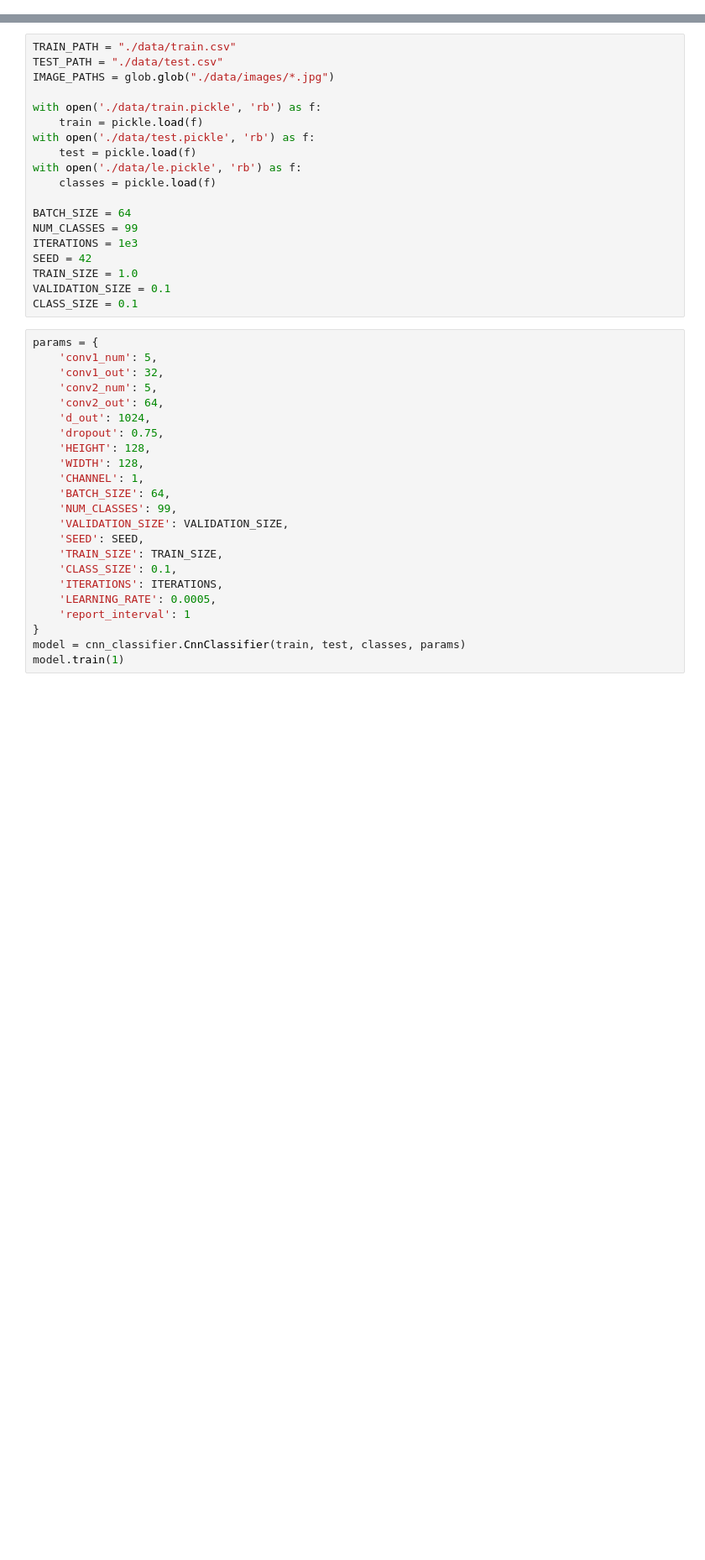
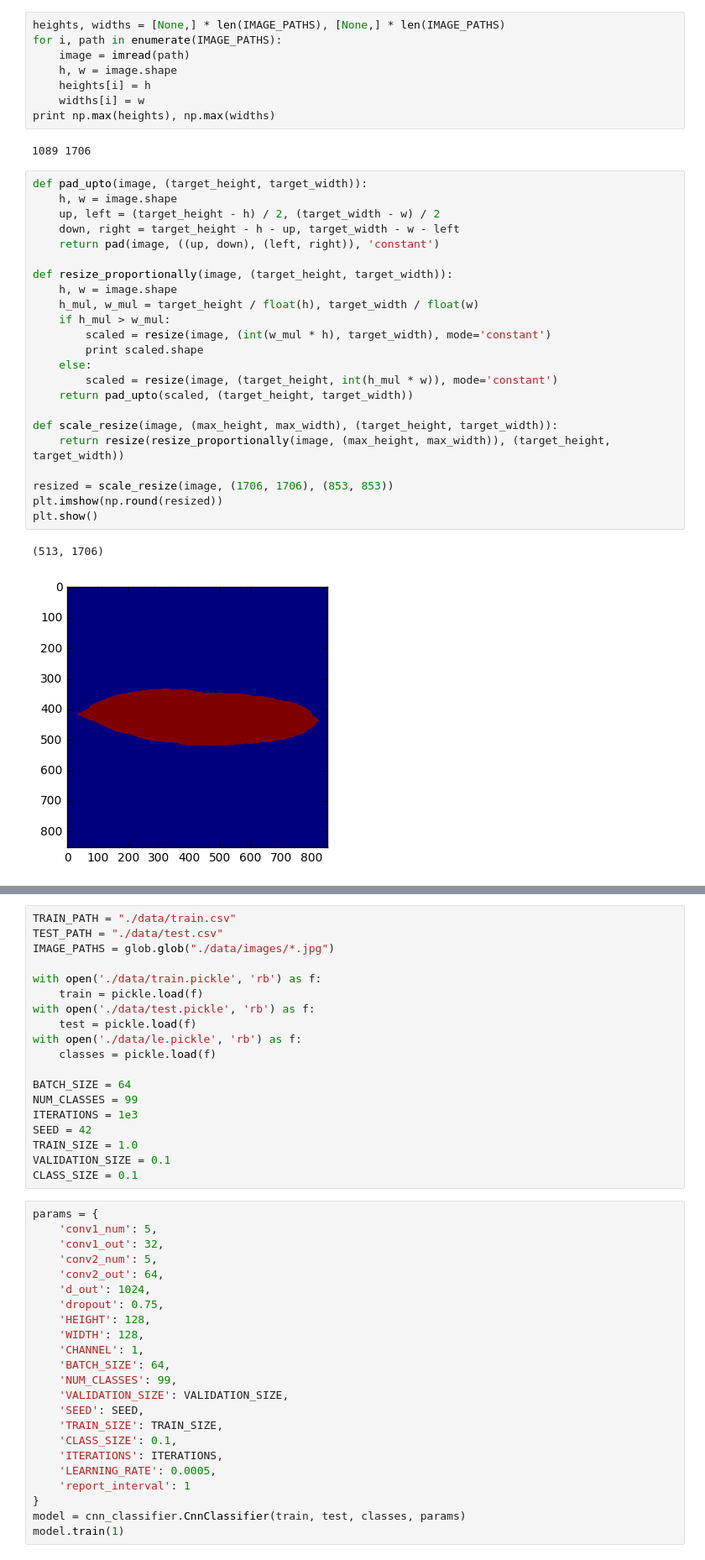
Before and after one commit to rllin/leaf_classification, a Jupyter notebook: leaf_nn.ipynb, the cells around one changed output, grey strips where cells are left out. Shown: that part at 84% size. Saved outputs shown, nothing was run; the diff lists cells and outputs as text; blank space fills up the shorter version.

Commit message:
image standardization functions

```diff
--- a/leaf_nn.ipynb
+++ b/leaf_nn.ipynb
@@ -19,3 +19,39 @@ from skimage.transform import resize
 from tensorflow.python.framework.ops import reset_default_graph
 
 from util import etl, helpers, cnn_classifier
+# %%
+heights, widths = [None,] * len(IMAGE_PATHS), [None,] * len(IMAGE_PATHS)
+for i, path in enumerate(IMAGE_PATHS):
+    image = imread(path)
+    h, w = image.shape
+    heights[i] = h
+    widths[i] = w
+print np.max(heights), np.max(widths)
+# %% [output]
+1089 1706
+# %%
+def pad_upto(image, (target_height, target_width)):
+    h, w = image.shape
+    up, left = (target_height - h) / 2, (target_width - w) / 2
+    down, right = target_height - h - up, target_width - w - left
+    return pad(image, ((up, down), (left, right)), 'constant')
+
+def resize_proportionally(image, (target_height, target_width)):
+    h, w = image.shape
+    h_mul, w_mul = target_height / float(h), target_width / float(w)
+    if h_mul > w_mul:
+        scaled = resize(image, (int(w_mul * h), target_width), mode='constant')
+        print scaled.shape
+    else:
+        scaled = resize(image, (target_height, int(h_mul * w)), mode='constant')
+    return pad_upto(scaled, (target_height, target_width))
+
+def scale_resize(image, (max_height, max_width), (target_height, target_width)):
+    return resize(resize_proportionally(image, (max_height, max_width)), (target_height, target_width))
+
+resized = scale_resize(image, (1706, 1706), (853, 853))
+plt.imshow(np.round(resized))
+plt.show()
+# %% [output]
+(513, 1706)
+[figure, added]
```
Also changed, not shown: parts of 2 cells of this notebook, 2 other files.
